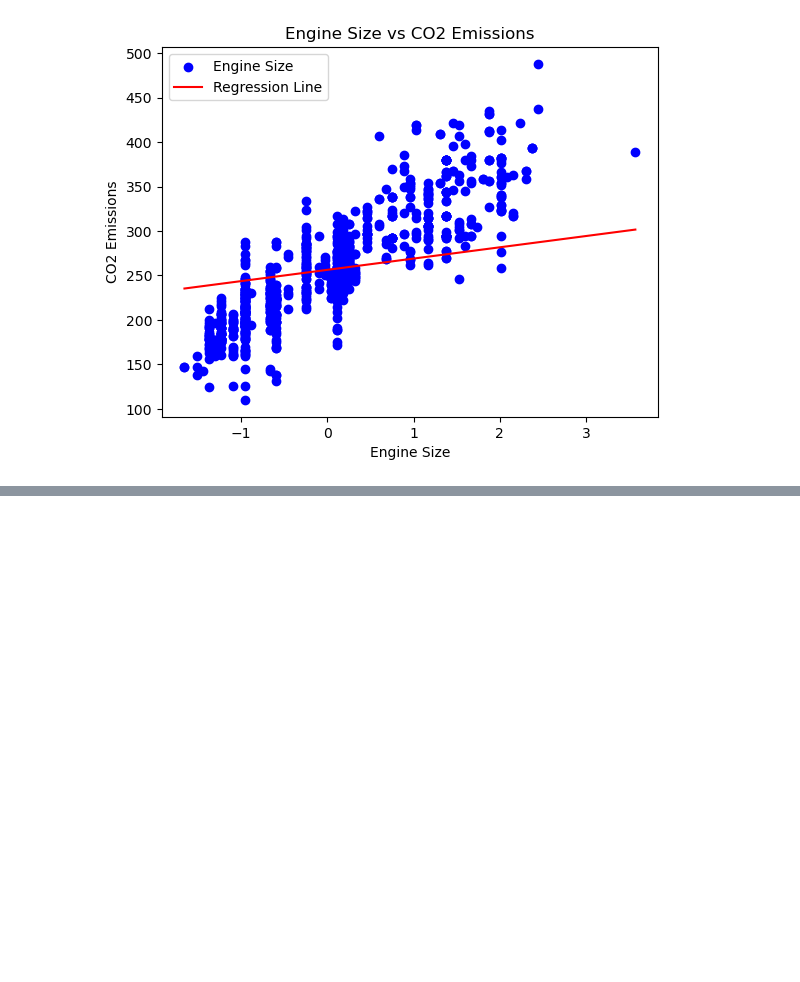
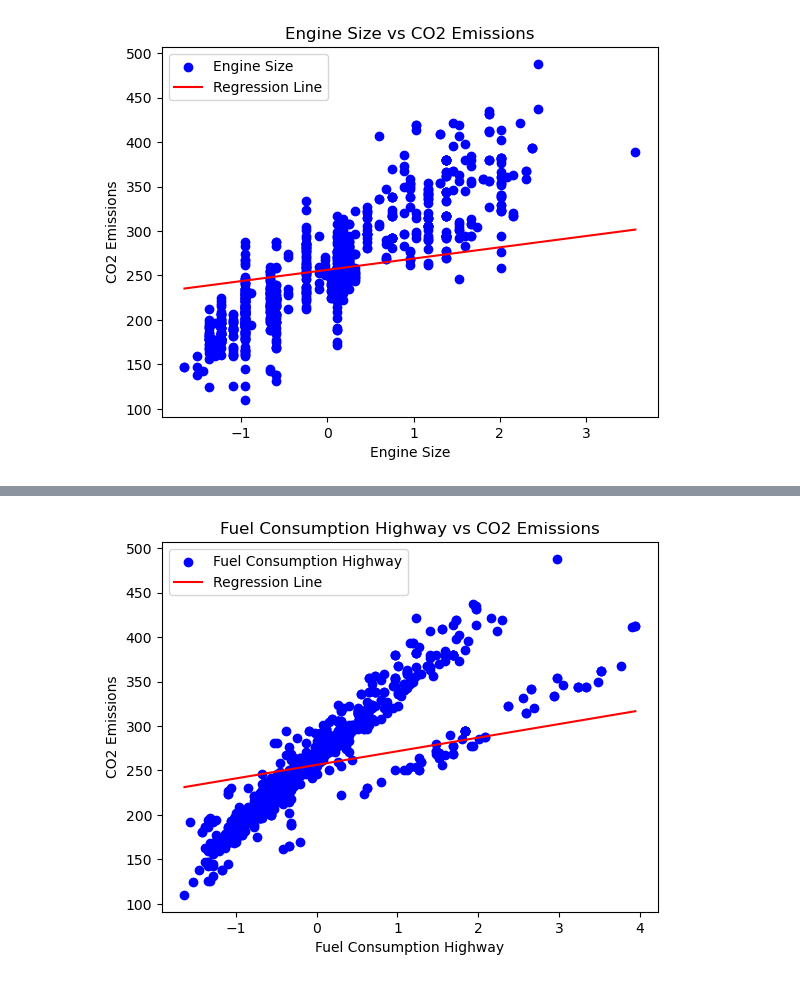
Before and after one commit to gps-stellar/Simple-Regression-Models, a Jupyter notebook: Multiple_Linear_Regression.ipynb, the cells around one changed output, grey strips where cells are left out. Saved outputs shown, nothing was run; the diff lists cells and outputs as text; code cells hidden in the pictures; blank space fills up the shorter version.

```diff
--- a/Multiple_Linear_Regression.ipynb
+++ b/Multiple_Linear_Regression.ipynb
@@ -226,0 +253,13 @@ plt.show()
+# %%
+plt.scatter(X_train[:, 3], y_train, color='blue', label='Fuel Consumption Highway')
+# Regression Line
+x_vals = np.linspace(X_train[:, 3].min(), X_train[:, 3].max(), 100)
+y_vals = -coef_[3] * x_vals + intercept_
+plt.plot(x_vals, y_vals, color='red', label='Regression Line')
+plt.xlabel('Fuel Consumption Highway')
+plt.ylabel('CO2 Emissions')
+plt.title('Fuel Consumption Highway vs CO2 Emissions')
+plt.legend()
+plt.show()
+# %% [output]
+[figure, added]
```
Also changed, not shown: parts of 5 cells of this notebook.
